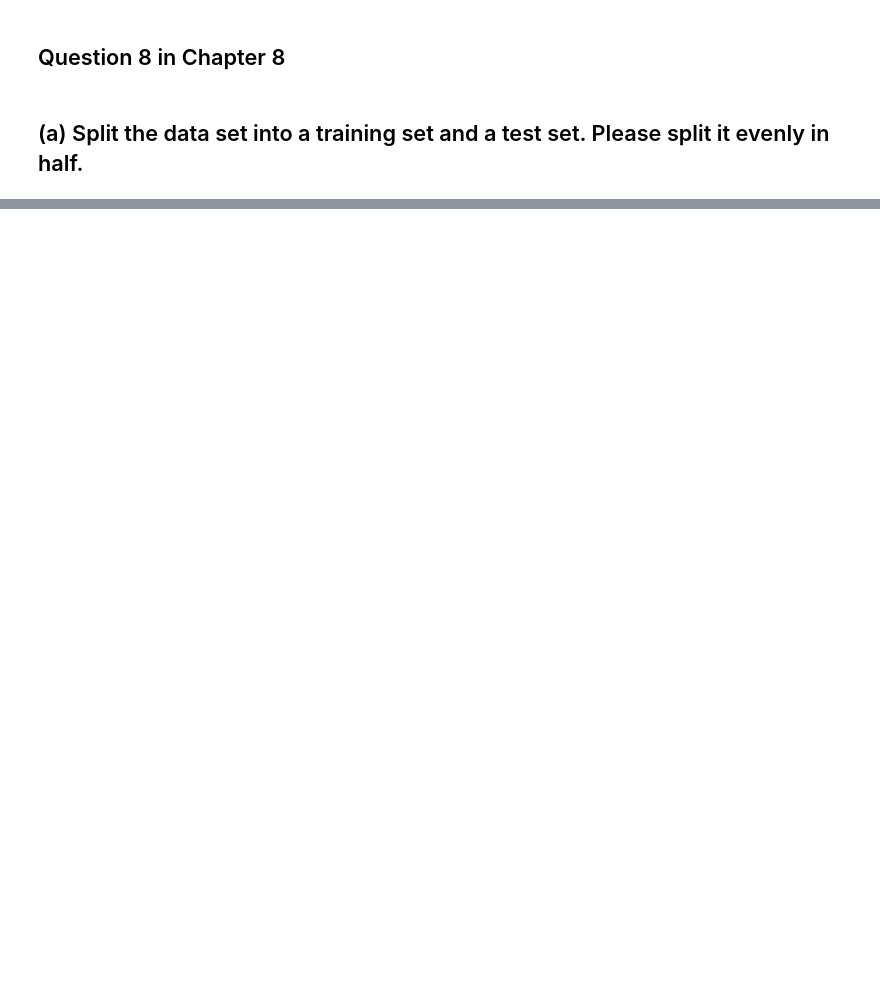
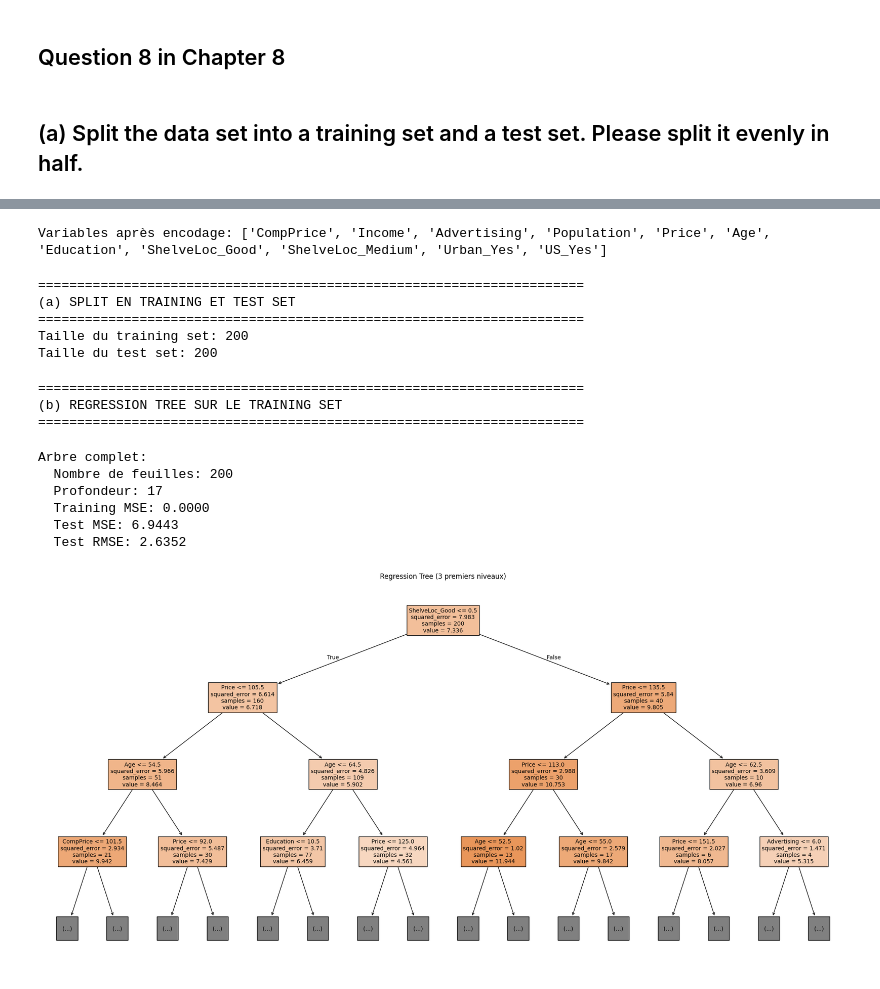
Before and after one commit to lekoundanmgedeon/machinelearning-islp, a Jupyter notebook: assignements/A2_ML/A2_ml.ipynb, the cells around one changed output, grey strips where cells are left out. Drawn from its saved outputs; the diff is of its cells as text; code cells hidden in the pictures; blank space fills up the shorter version.

```diff
--- a/assignements/A2_ML/A2_ml.ipynb
+++ b/assignements/A2_ML/A2_ml.ipynb
@@ -898,0 +943,76 @@ plt.show()
+# %%
+# Préparation des données - conversion des variables catégorielles
+X = pd.get_dummies(Carseats.drop('Sales', axis=1), drop_first=True)
+y = Carseats['Sales']
+
+print(f"\nVariables après encodage: {list(X.columns)}")
+# %% [output]
+Variables après encodage: ['CompPrice', 'Income', 'Advertising', 'Population', 'Price', 'Age', 'Education', 'ShelveLoc_Good', 'ShelveLoc_Medium', 'Urban_Yes', 'US_Yes']
+# %%
+# ============================================================================
+# (a) Split the data set into a training set and a test set
+# ============================================================================
+print("\n" + "="*70)
+print("(a) SPLIT EN TRAINING ET TEST SET")
+print("="*70)
+
+X_train, X_test, y_train, y_test = train_test_split(
+    X, y, test_size=0.5, random_state=42
+)
+
+print(f"Taille du training set: {X_train.shape[0]}")
+print(f"Taille du test set: {X_test.shape[0]}")
+# %% [output]
+======================================================================
+(a) SPLIT EN TRAINING ET TEST SET
+======================================================================
+Taille du training set: 200
+Taille du test set: 200
+# %%
+# ============================================================================
+# (b) Fit a regression tree to the training set
+# ============================================================================
+print("\n" + "="*70)
+print("(b) REGRESSION TREE SUR LE TRAINING SET")
+print("="*70)
+
+# Arbre complet (non élagué)
+tree_full = DecisionTreeRegressor(random_state=42)
+tree_full.fit(X_train, y_train)
+
+# Prédictions
+y_train_pred = tree_full.predict(X_train)
+y_test_pred = tree_full.predict(X_test)
+# %% [output]
+======================================================================
+(b) REGRESSION TREE SUR LE TRAINING SET
+======================================================================
+# %%
+# Calcul des MSE
+train_mse = mean_squared_error(y_train, y_train_pred)
+test_mse = mean_squared_error(y_test, y_test_pred)
+
+print(f"\nArbre complet:")
+print(f"  Nombre de feuilles: {tree_full.get_n_leaves()}")
+print(f"  Profondeur: {tree_full.get_depth()}")
+print(f"  Training MSE: {train_mse:.4f}")
+print(f"  Test MSE: {test_mse:.4f}")
+print(f"  Test RMSE: {np.sqrt(test_mse):.4f}")
+# %% [output]
+Arbre complet:
+  Nombre de feuilles: 200
+  Profondeur: 17
+  Training MSE: 0.0000
+  Test MSE: 6.9443
+  Test RMSE: 2.6352
+# %%
+# Visualisation de l'arbre (simplifié pour la lisibilité)
+plt.figure(figsize=(20, 10))
+plot_tree(tree_full, feature_names=X.columns, filled=True,
+          max_depth=3, fontsize=10)
+plt.title("Regression Tree (3 premiers niveaux)")
+plt.tight_layout()
+plt.savefig('regression_tree.png', dpi=150, bbox_inches='tight')
+plt.show()
+# %% [output]
+[figure, added]
```
Also changed, not shown: parts of 21 cells of this notebook.
